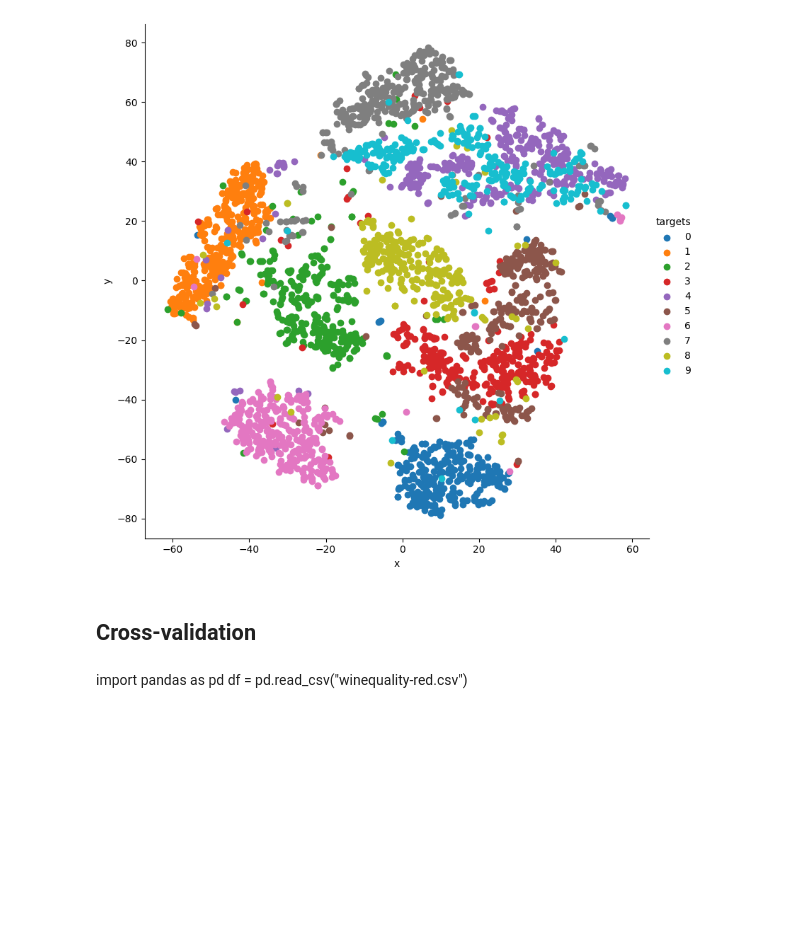
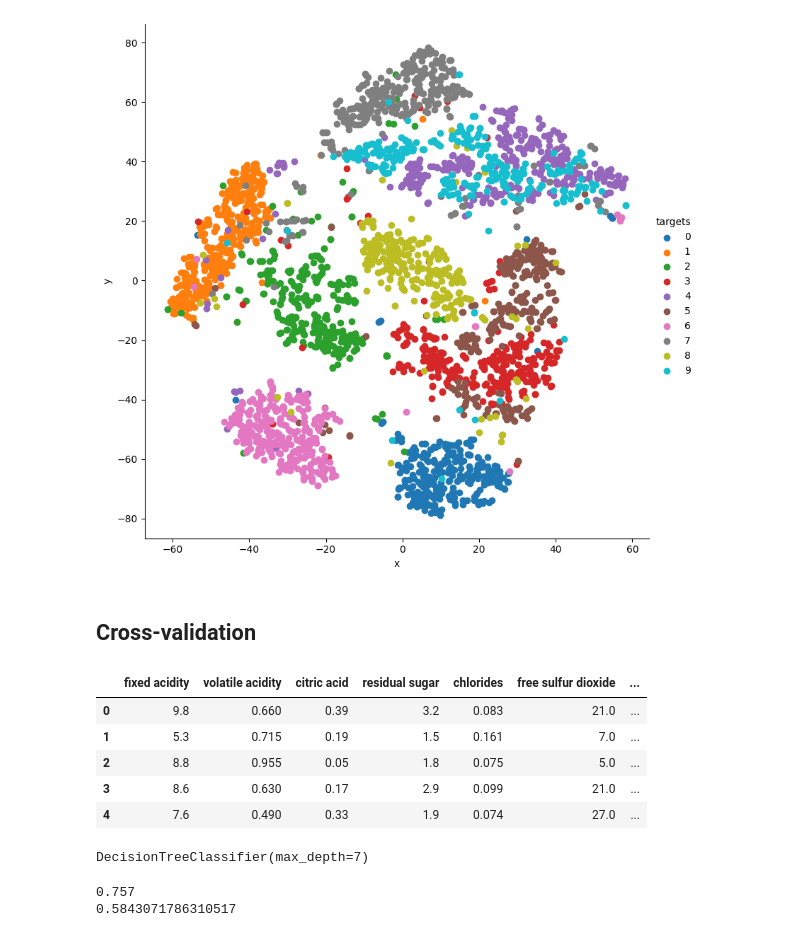
Before and after one commit to davidliu52/ml_learning, a Jupyter notebook: textbook.ipynb, the cells around one changed output. Saved outputs shown, nothing was run; the diff lists cells and outputs as text; code cells hidden in the pictures; blank space fills up the shorter version.

```diff
--- a/textbook.ipynb
+++ b/textbook.ipynb
@@ -60,6 +60,29 @@ grid = sns.FacetGrid(tsne_df, hue="targets", height=8)
 grid.map(plt.scatter, "x", "y").add_legend()
 # %% [markdown]
 ## Cross-validation
-# %% [markdown]
-import pandas as pd
-df = pd.read_csv("winequality-red.csv")
+# %%
+import pandas as pd
+import seaborn as sns
+import matplotlib.pyplot as plt
+df = pd.read_csv("winequality-red.csv")
+# %%
+quality_mapping = {
+    3: 0,
+    4: 1,
+    5: 2,
+    6: 3,
+    7: 4,
+    8: 5
+      }
+
+df.loc[:,'quality']=df.quality.map(quality_mapping)
+df = df.sample(frac=1).reset_index(drop=True)
+# %%
+df.head()
+# %% [output]
+|  | fixed acidity | volatile acidity | citric acid | residual sugar | chlorides | free sulfur dioxide | ... |
+| 0 | 9.8 | 0.660 | 0.39 | 3.2 | 0.083 | 21.0 | ... |
+| 1 | 5.3 | 0.715 | 0.19 | 1.5 | 0.161 | 7.0 | ... |
+| 2 | 8.8 | 0.955 | 0.05 | 1.8 | 0.075 | 5.0 | ... |
+| 3 | 8.6 | 0.630 | 0.17 | 2.9 | 0.099 | 21.0 | ... |
+| 4 | 7.6 | 0.490 | 0.33 | 1.9 | 0.074 | 27.0 | ... |
@@ -65,0 +101,30 @@ df = pd.read_csv("winequality-red.csv")
+# %%
+from sklearn import tree
+from sklearn import metrics
+import numpy as np
+
+
+cols = df.columns.tolist()
+cols.remove('quality')
+
+
+clf = sklearn.tree.DecisionTreeClassifier(max_depth=7)
+
+clf.fit(df_train[cols],df_train.quality)
+# %% [output]
+DecisionTreeClassifier(max_depth=7)
+# %%
+train_predictions = clf.predict(df_train[cols])
+test_predictions = clf.predict(df_test[cols])
+
+train_accuracy = metrics.accuracy_score(
+    df_train.quality, train_predictions
+)
+test_accuracy = metrics.accuracy_score(
+    df_test.quality, test_predictions
+)
+print(train_accuracy)
+print(test_accuracy)
+# %% [output]
+0.757
+0.5843071786310517
```
Also changed, not shown: parts of 2 cells of this notebook.
